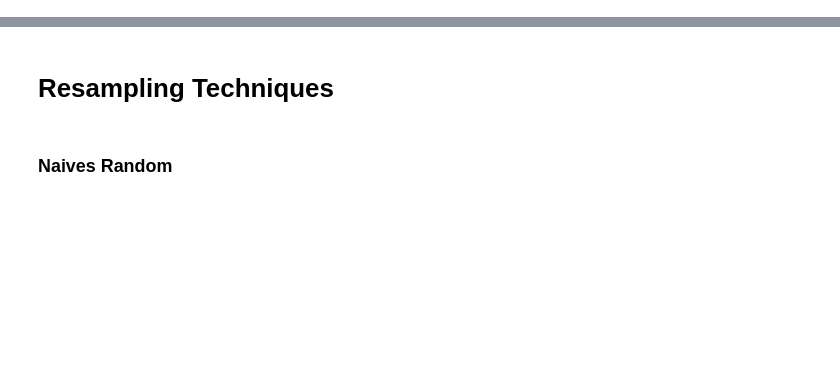
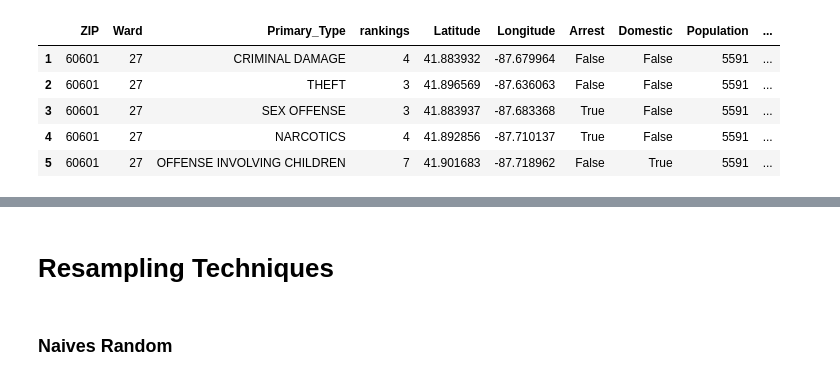
Before and after one commit to mmcdan13/capstone_project, a Jupyter notebook: Model.ipynb, the cells around one changed output, grey strips where cells are left out. Cells and saved outputs as stored; diff of their text form; code cells hidden in the pictures; blank space fills up the shorter version.

```diff
--- a/Model.ipynb
+++ b/Model.ipynb
@@ -10,0 +21,18 @@ crime = pd.read_csv('2020_crime.csv')
+# %%
+cleaned_crime = cleaned_crime.drop(columns=['Unnamed: 0', 'state', 'location', 'address'])
+cleaned_crime = cleaned_crime.dropna()
+cleaned_crime['National_Rank'] = cleaned_crime['National_Rank'].str.replace('#', '')
+cleaned_crime['National_Rank'] = cleaned_crime['National_Rank'].str.replace(',', '')
+cleaned_crime['National_Rank'] = cleaned_crime['National_Rank'].astype('int')
+cleaned_crime['People/Sq.Mile'] = cleaned_crime['People/Sq.Mile'].str.replace(',', '')
+cleaned_crime['People/Sq.Mile'] = cleaned_crime['People/Sq.Mile'].astype('float')
+cleaned_crime['Population'] = cleaned_crime['Population'].str.replace(',', '')
+cleaned_crime['Population'] = cleaned_crime['Population'].astype('int')
+cleaned_crime.head()
+# %% [output]
+|  | ZIP | Ward | Primary_Type | rankings | Latitude | Longitude | Arrest | Domestic | Population | ... |
+| 1 | 60601 | 27 | CRIMINAL DAMAGE | 4 | 41.883932 | -87.679964 | False | False | 5591 | ... |
+| 2 | 60601 | 27 | THEFT | 3 | 41.896569 | -87.636063 | False | False | 5591 | ... |
+| 3 | 60601 | 27 | SEX OFFENSE | 3 | 41.883937 | -87.683368 | True | False | 5591 | ... |
+| 4 | 60601 | 27 | NARCOTICS | 4 | 41.892856 | -87.710137 | True | False | 5591 | ... |
+| 5 | 60601 | 27 | OFFENSE INVOLVING CHILDREN | 7 | 41.901683 | -87.718962 | False | True | 5591 | ... |
```
Also changed, not shown: parts of 35 cells of this notebook, 7 other files.
